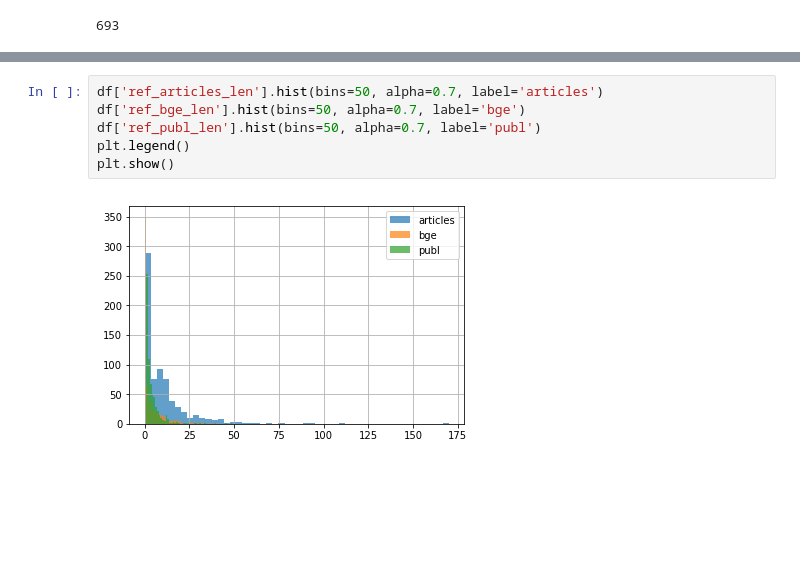
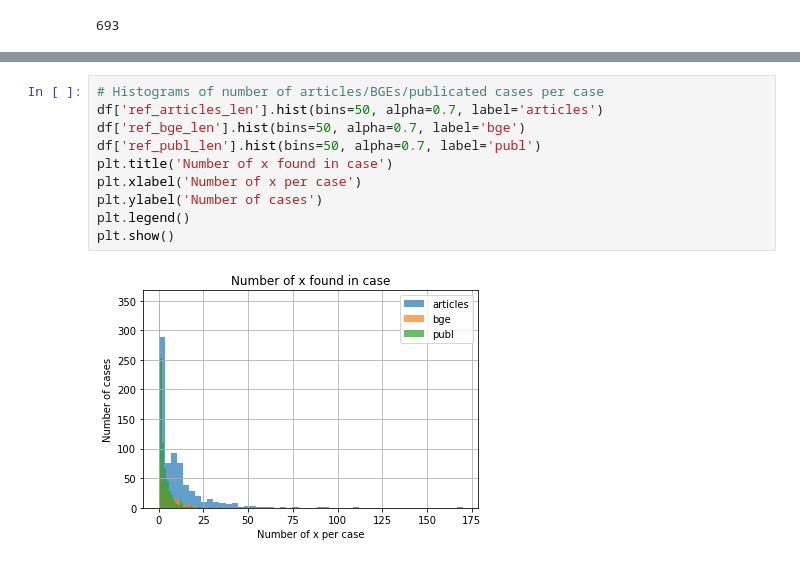
Before and after one commit to fdelia/BGE-Downloader, a Jupyter notebook: EDA.ipynb, the cells around one changed output, grey strips where cells are left out. Saved outputs shown, nothing was run; the diff lists cells and outputs as text; blank space fills up the shorter version.

```diff
--- a/EDA.ipynb
+++ b/EDA.ipynb
@@ -75,11 +78,15 @@ plt.show()
 # %%
+# Histograms of number of articles/BGEs/publicated cases per case
 df['ref_articles_len'].hist(bins=50, alpha=0.7, label='articles')
 df['ref_bge_len'].hist(bins=50, alpha=0.7, label='bge')
 df['ref_publ_len'].hist(bins=50, alpha=0.7, label='publ')
+plt.title('Number of x found in case')
+plt.xlabel('Number of x per case')
+plt.ylabel('Number of cases')
 plt.legend()
 plt.show()
 # %% [output]
-[figure, old version]
+[figure, new version]
 # %%
 # df[df['ref_publ_len'] < 3].iloc[0]['content']
 import networkx as nx
```
Also changed, not shown: parts of 4 cells of this notebook.
